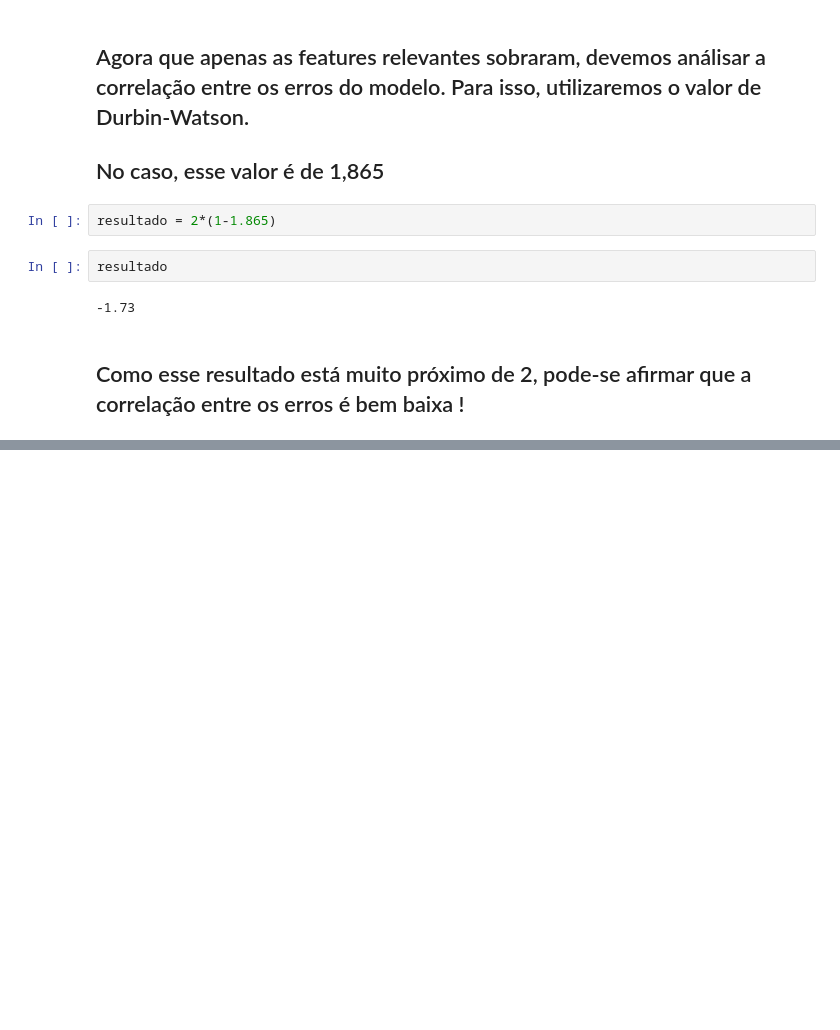
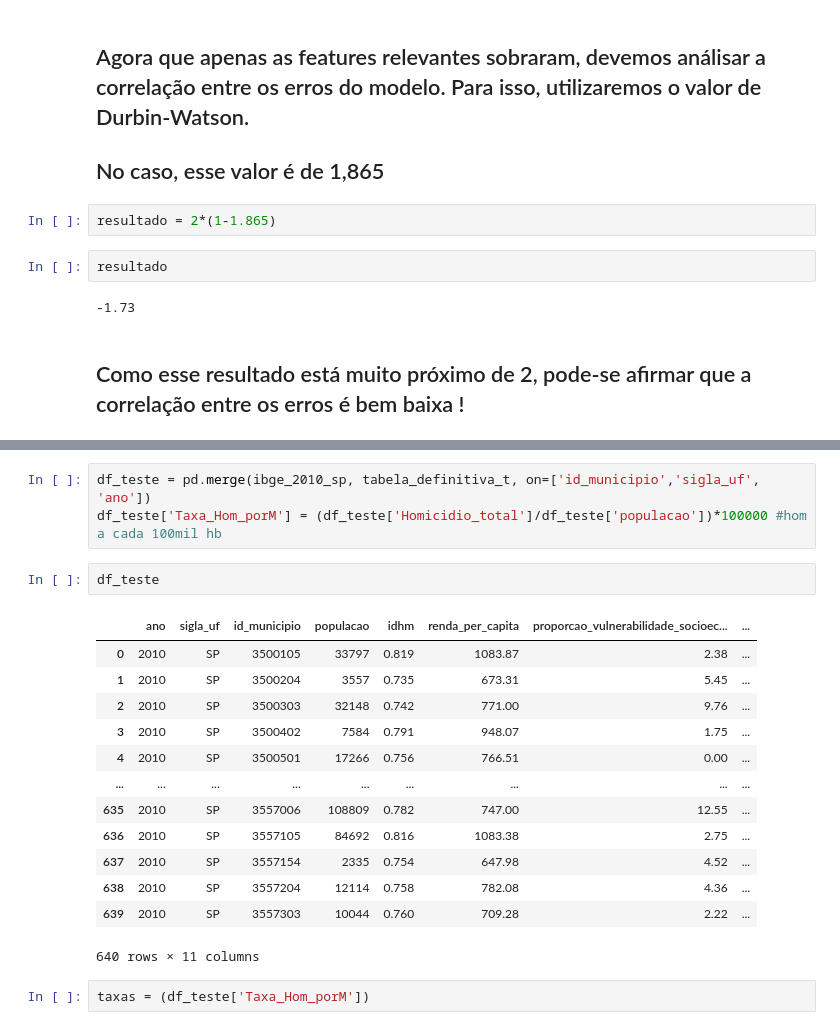
Before and after one commit to felipebns/P2_Cdados, a Jupyter notebook: p2_cdados.ipynb, the cells around one changed output, grey strips where cells are left out. Saved outputs shown, nothing was run; the diff lists cells and outputs as text; blank space fills up the shorter version.

```diff
--- a/p2_cdados.ipynb
+++ b/p2_cdados.ipynb
@@ -377,0 +455,21 @@ resultado
+# %%
+df_teste = pd.merge(ibge_2010_sp, tabela_definitiva_t, on=['id_municipio','sigla_uf', 'ano'])
+df_teste['Taxa_Hom_porM'] = (df_teste['Homicidio_total']/df_teste['populacao'])*100000 #hom a cada 100mil hb
+# %%
+df_teste
+# %% [output]
+|  | ano | sigla_uf | id_municipio | populacao | idhm | renda_per_capita | proporcao_vulnerabilidade_socioec... | ... |
+| 0 | 2010 | SP | 3500105 | 33797 | 0.819 | 1083.87 | 2.38 | ... |
+| 1 | 2010 | SP | 3500204 | 3557 | 0.735 | 673.31 | 5.45 | ... |
+| 2 | 2010 | SP | 3500303 | 32148 | 0.742 | 771.00 | 9.76 | ... |
+| 3 | 2010 | SP | 3500402 | 7584 | 0.791 | 948.07 | 1.75 | ... |
+| 4 | 2010 | SP | 3500501 | 17266 | 0.756 | 766.51 | 0.00 | ... |
+| ... | ... | ... | ... | ... | ... | ... | ... | ... |
+| 635 | 2010 | SP | 3557006 | 108809 | 0.782 | 747.00 | 12.55 | ... |
+| 636 | 2010 | SP | 3557105 | 84692 | 0.816 | 1083.38 | 2.75 | ... |
+| 637 | 2010 | SP | 3557154 | 2335 | 0.754 | 647.98 | 4.52 | ... |
+| 638 | 2010 | SP | 3557204 | 12114 | 0.758 | 782.08 | 4.36 | ... |
+| 639 | 2010 | SP | 3557303 | 10044 | 0.760 | 709.28 | 2.22 | ... |
+640 rows × 11 columns
+# %%
+taxas = (df_teste['Taxa_Hom_porM'])
```
Also changed, not shown: parts of 15 cells of this notebook.
